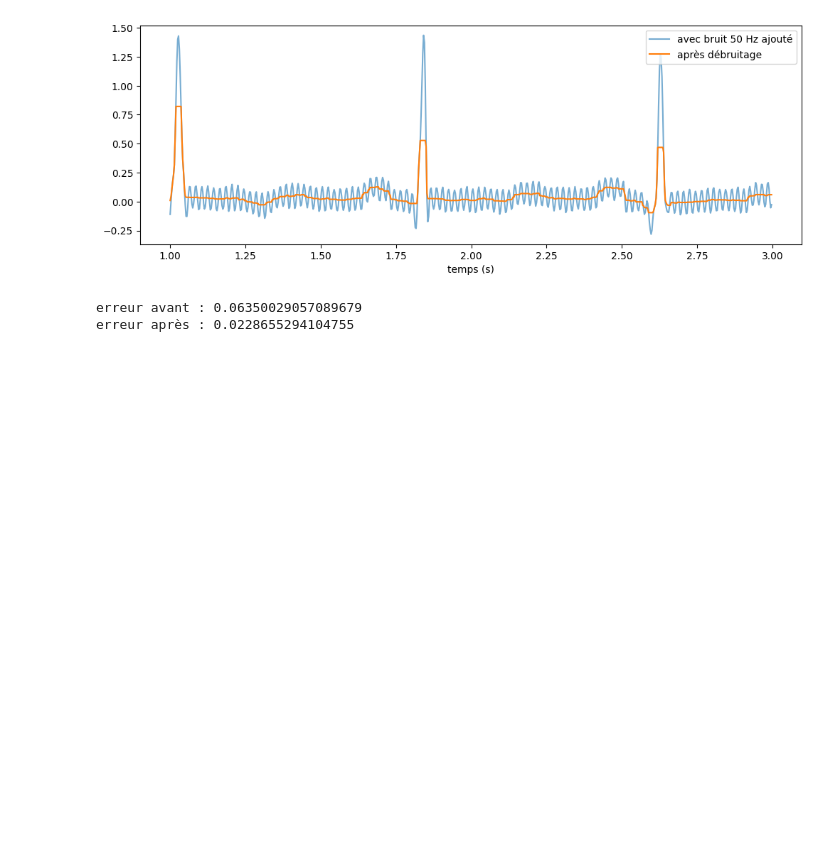
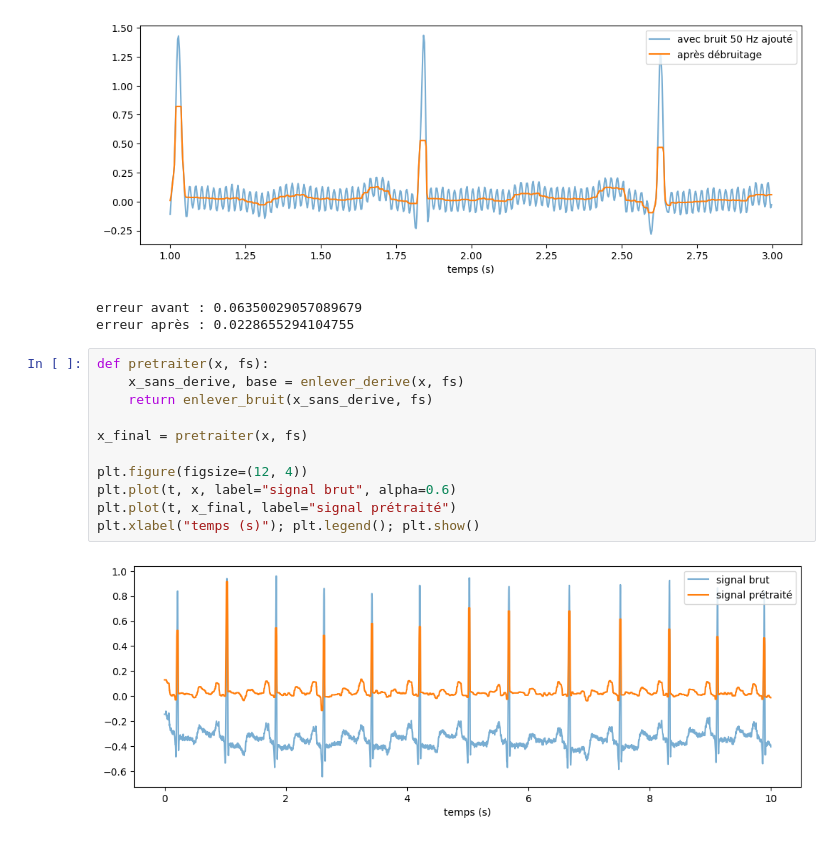
Before and after one commit to ROUA329/CardioMorph, a Jupyter notebook: cardiomorph-ecg.ipynb, the cells around one changed output. Saved outputs shown, nothing was run; the diff lists cells and outputs as text; blank space fills up the shorter version.

```diff
--- a/cardiomorph-ecg.ipynb
+++ b/cardiomorph-ecg.ipynb
@@ -241,3 +241,16 @@ print("erreur après :", np.abs(x_rep - x_clean).mean())
 [figure]
 erreur avant : 0.06350029057089679
 erreur après : 0.0228655294104755
+# %%
+def pretraiter(x, fs):
+    x_sans_derive, base = enlever_derive(x, fs)
+    return enlever_bruit(x_sans_derive, fs)
+
+x_final = pretraiter(x, fs)
+
+plt.figure(figsize=(12, 4))
+plt.plot(t, x, label="signal brut", alpha=0.6)
+plt.plot(t, x_final, label="signal prétraité")
+plt.xlabel("temps (s)"); plt.legend(); plt.show()
+# %% [output]
+[figure, added]
```
